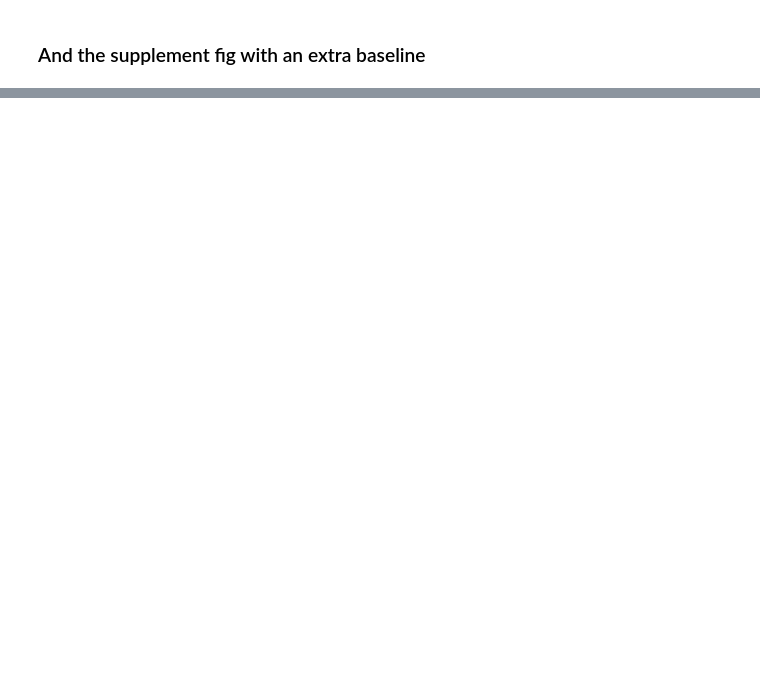
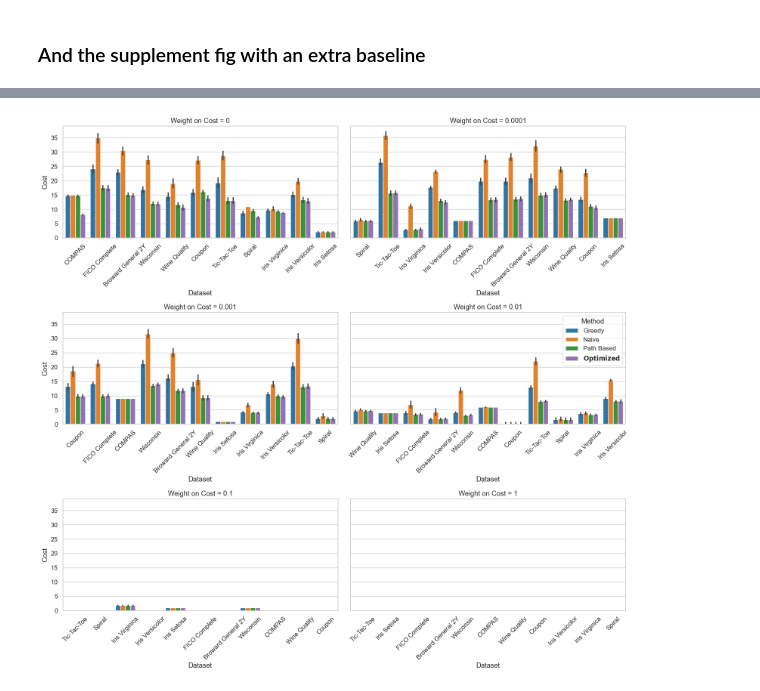
Before and after one commit to lny612/COMP3314_MLProject, a Jupyter notebook: notebooks/cost_sensitive_plots.ipynb, the cells around one changed output, grey strips where cells are left out. Cells and saved outputs as stored; diff of their text form; code cells hidden in the pictures; blank space fills up the shorter version.

```diff
--- a/notebooks/cost_sensitive_plots.ipynb
+++ b/notebooks/cost_sensitive_plots.ipynb
@@ -110,0 +465,98 @@ plt.savefig("cost_sensitive.pdf")
+# %%
+import pandas as pd
+import seaborn as sns
+import matplotlib.pyplot as plt
+import os
+
+# ============ Load and Combine CSVs ============
+dfs = []
+for name in [0, 1e-4, 1e-3, 1e-2, 1e-1, 1]:
+    files = [
+        f'../experiments/output/cost_optimization_{i}_warm_start_cost_{name}_6_25.csv'
+        for i in range(50)
+        if os.path.exists(f'../experiments/output/cost_optimization_{i}_warm_start_cost_{name}_6_25.csv')
+    ]
+    if not files:
+        continue
+    df = pd.concat([pd.read_csv(f) for f in files])
+    df['Weight on Cost'] = name
+    dfs.append(df)
+
+results = pd.concat(dfs, ignore_index=True)
+
+# ============ Data Preparation ============
+fixed_test_df = results[results['split'] == 'test'].melt(
+    id_vars=['dataset', 'split', 'cost_by_var', 'iter', 'Weight on Cost'],
+    var_name='Method', value_name='Cost'
+).sort_values('Method')
+
+# --- Map methods to readable labels ---
+def niceify_method(row):
+    if row["Method"] == 'max_cost_for_tree':
+        return "Naive"
+    elif row["Method"] == 'naive_cost':
+        return "Path Based"
+    elif row["Method"] == 'optimized_cost':
+        return "Optimized"
+    elif row["Method"] == 'greedy_cost_for_tree':
+        return "Greedy"
+    else:
+        return None  # exclude unrecognized methods
+
+# --- Map dataset names ---
+def niceify_dataset(row):
+    mapping = {
+        'coupon_full': 'Coupon',
+        'compas_complete': 'COMPAS',
+        'wine_quality': 'Wine Quality',
+        'wisconsin': 'Wisconsin',
+        'broward_general_2y': 'Broward General 2Y',
+        'fico_complete': 'FICO Complete',
+    }
+    return mapping.get(row['dataset'], " ".join(row['dataset'].split("_")).title())
+
+fixed_test_df['Method'] = fixed_test_df.apply(niceify_method, axis=1)
+fixed_test_df['Dataset'] = fixed_test_df.apply(niceify_dataset, axis=1)
+
+# --- Keep only the four main methods ---
+fixed_test_df = fixed_test_df[fixed_test_df['Method'].isin(['Naive', 'Greedy', 'Path Based', 'Optimized'])]
+
+# ============ Plotting ============
+sns.set(style="whitegrid", font_scale=1.1)
+fig, axes = plt.subplots(3, 2, figsize=(16, 15), sharey=True)
+axes = axes.flatten()
+
+palette = sns.color_palette("tab10")
+palette = palette[:3] + palette[4:]  # remove one default color to match your original style
+
+weight_list = [0, 1e-4, 1e-3, 1e-2, 1e-1, 1]
+
+for i, w in enumerate(weight_list):
+    ax = axes[i]
+    df_w = fixed_test_df[fixed_test_df["Weight on Cost"] == w]
+    sns.barplot(
+        data=df_w,
+        x="Dataset",
+        y="Cost",
+        hue="Method",
+        ax=ax,
+        palette=palette
+    )
+    ax.set_title(f"Weight on Cost = {w}")
+    ax.set_xlabel("Dataset")
+    ax.set_ylabel("Cost")
+    ax.tick_params(axis='x', rotation=45)
+
+    # Add legend only on subplot with Weight on Cost = 0.01
+    if w == 1e-2:
+        handles, labels = ax.get_legend_handles_labels()
+        labels = [r'$\bf{Optimized}$' if l == 'Optimized' else l for l in labels]
+        ax.legend(handles, labels, title="Method", loc='upper right', frameon=True)
+    else:
+        ax.get_legend().remove()
+
+plt.tight_layout()
+plt.savefig("cost_sensitive_grid_filtered.pdf", bbox_inches="tight")
+plt.show()
+# %% [output]
+[figure, added]
```
Also changed, not shown: parts of 10 cells of this notebook, 1 other file.
